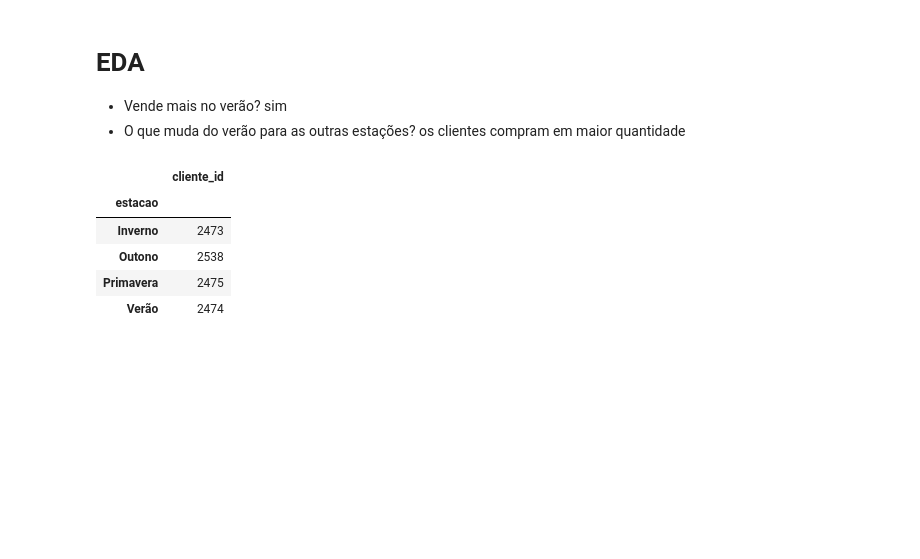
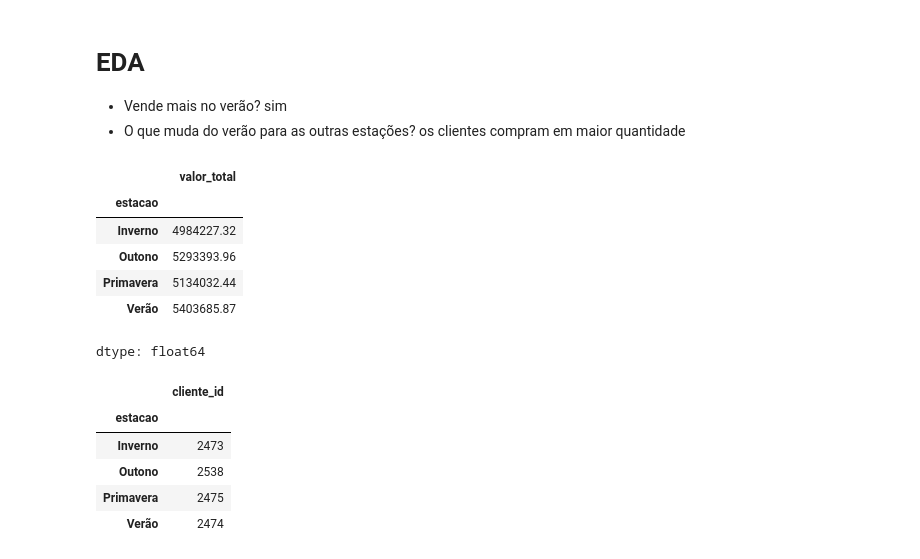
Before and after one commit to luisaferreirass/EDA_beach_store, a Jupyter notebook: class.ipynb, the cells around one changed output. Cells and saved outputs as stored; diff of their text form; code cells hidden in the pictures; blank space fills up the shorter version.

```diff
--- a/class.ipynb
+++ b/class.ipynb
@@ -160,6 +216,15 @@ df_tratado.head()
 # %%
 # Análise de valor vendido por estação
 vendas_estacao = df_tratado.groupby("estacao")["valor_total"].sum()
+vendas_estacao
+# %% [output]
+|  | valor_total |
+| estacao |  |
+| Inverno | 4984227.32 |
+| Outono | 5293393.96 |
+| Primavera | 5134032.44 |
+| Verão | 5403685.87 |
+dtype: float64
 # %%
 # Análise de quantidade de compradores por estação
 clientes_estacao = df_tratado.groupby("estacao")["cliente_id"].nunique()
```
Also changed, not shown: parts of 11 cells of this notebook.
